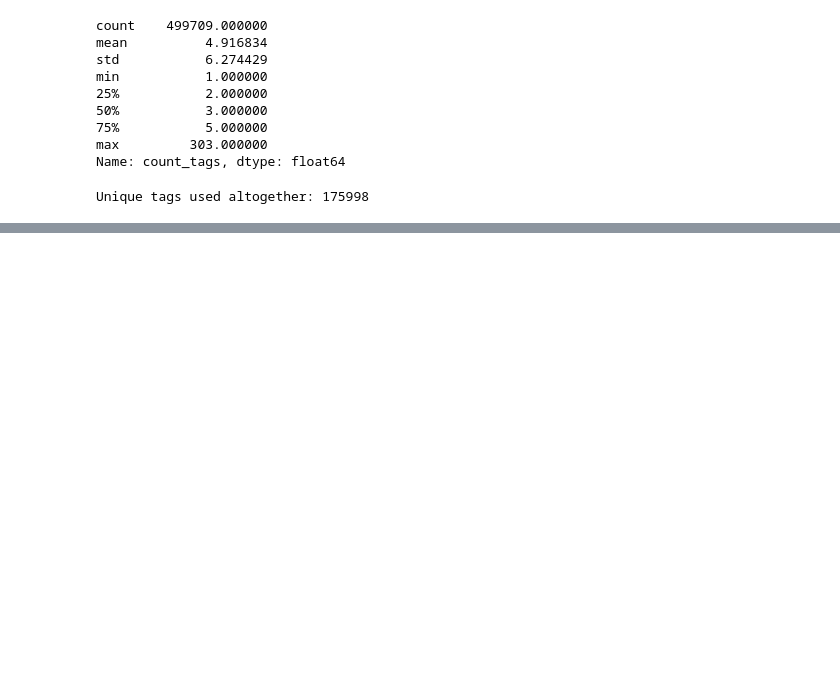
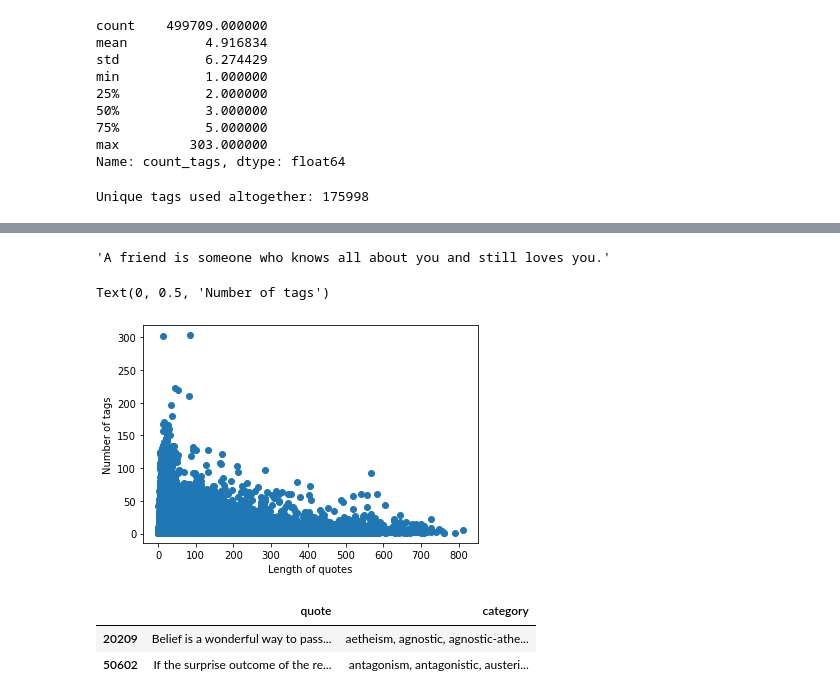
Before and after one commit to LAnnamaria/quotes_for_posts_783, a Jupyter notebook: notebooks/Quotes dataset analysis_AM.ipynb, the cells around one changed output, grey strips where cells are left out. Cells and saved outputs as stored; diff of their text form; code cells hidden in the pictures; blank space fills up the shorter version.

Commit message:
Added quote wordcount to the analysis.

```diff
--- a/notebooks/Quotes dataset analysis_AM.ipynb
+++ b/notebooks/Quotes dataset analysis_AM.ipynb
@@ -95,5 +96,6 @@ print(f"Unique tags used altogether: {len(vocab_list)}")
 # %% [output]
 Unique tags used altogether: 175998
 # %%
-quotes['quotes_lenght'] = quotes['quote'].copy()
-quotes['quotes_length'] = quotes['quotes_lenght'].split(' ')
+quotes['quotes_length'] = quotes['quote'].copy()
+for index, row in quotes.iterrows():
+    quotes.loc[index, "quotes_length"] = len(str(row['quotes_length']).split(' '))
@@ -101,0 +111,17 @@ AttributeError: 'Series' object has no attribute 'split'
+# %%
+quotes.quote[3]
+# %% [output]
+'A friend is someone who knows all about you and still loves you.'
+# %%
+plt.scatter(quotes.quotes_length,quotes.count_tags)
+plt.xlabel('Length of quotes')
+plt.ylabel('Number of tags')
+# %% [output]
+Text(0, 0.5, 'Number of tags')
+[figure, added]
+# %%
+quotes.loc[quotes['count_tags'] > 300, ['quote','category']]
+# %% [output]
+|  | quote | category |
+| 20209 | Belief is a wonderful way to pass... | aetheism, agnostic, agnostic-athe... |
+| 50602 | If the surprise outcome of the re... | antagonism, antagonistic, austeri... |
```
Also changed, not shown: parts of 3 cells of this notebook.
